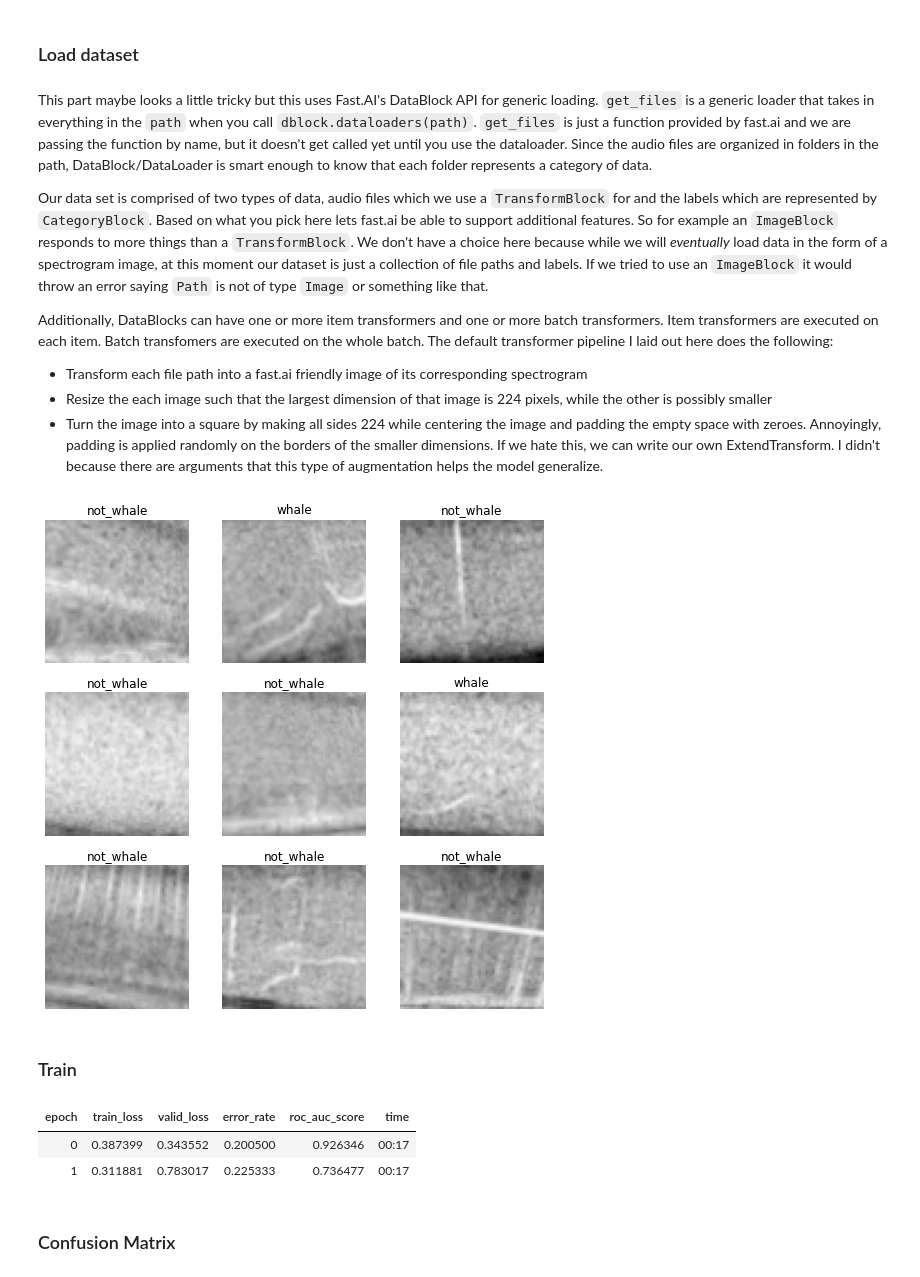
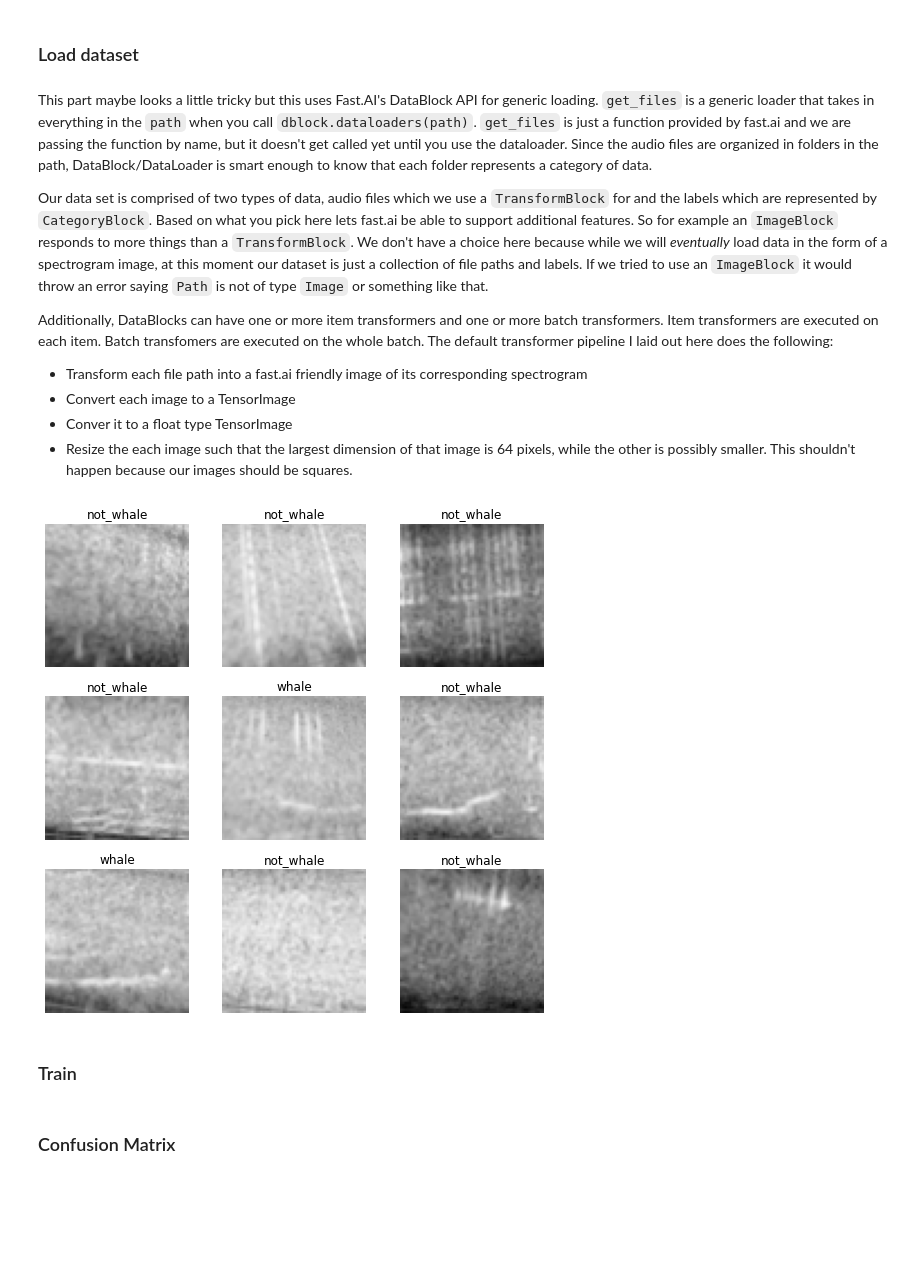
Before and after one commit to ericmichael/whale_detection_fast-ai, a Jupyter notebook: 02_train_a_model.ipynb, the cells around one changed output. Saved outputs shown, nothing was run; the diff lists cells and outputs as text; code cells hidden in the pictures; blank space fills up the shorter version.

```diff
--- a/02_train_a_model.ipynb
+++ b/02_train_a_model.ipynb
@@ -237,29 +188,20 @@ Our data set is comprised of two types of data, audio files which we use a `Tran
 Additionally, DataBlocks can have one or more item transformers and one or more batch transformers. Item transformers are executed on each item. Batch transfomers are executed on the whole batch. The default transformer pipeline I laid out here does the following:
 
 * Transform each file path into a fast.ai friendly image of its corresponding spectrogram
-* Resize the each image such that the largest dimension of that image is 224 pixels, while the other is possibly smaller
-* Turn the image into a square by making all sides 224 while centering the image and padding the empty space with zeroes. Annoyingly, padding is applied randomly on the borders of the  smaller dimensions. If we hate this, we can write our own ExtendTransform. I didn't because there are arguments that this type of augmentation helps the model generalize.
+* Convert each image to a TensorImage
+* Conver it to a float type TensorImage
+* Resize the each image such that the largest dimension of that image is 64 pixels, while the other is possibly smaller. This shouldn't happen because our images should be squares.
 # %%
 dblock = DataBlock(
     blocks = [TransformBlock, CategoryBlock],
     get_items = get_files,
     splitter=RandomSplitter(valid_pct=0.2, seed=42),
     get_y=parent_label,
-    item_tfms = [ MelSpecgramTransform(), ToTensor(), IntToFloatTensor, RatioResize(64) ],
-    batch_tfms = aug_transforms(mult=1)
+    item_tfms = [ MelSpecgramTransform(), ToTensor(), IntToFloatTensor, RatioResize(64) ]
 )
 dls = dblock.dataloaders(path)
 dls.show_batch()
 # %% [output]
-[figure, old version]
+[figure, new version]
 # %% [markdown]
 ### Train
-# %%
-roc_auc = RocAucBinary()
-learn = vision_learner(dls, resnet18, metrics=[error_rate, roc_auc], pretrained=False)
-learn.model.cuda()
-learn.fit(2)
-# %% [output]
-| epoch | train_loss | valid_loss | error_rate | roc_auc_score | time |
-| 0 | 0.387399 | 0.343552 | 0.200500 | 0.926346 | 00:17 |
-| 1 | 0.311881 | 0.783017 | 0.225333 | 0.736477 | 00:17 |
```
Also changed, not shown: parts of 9 cells of this notebook, 3 other files.
